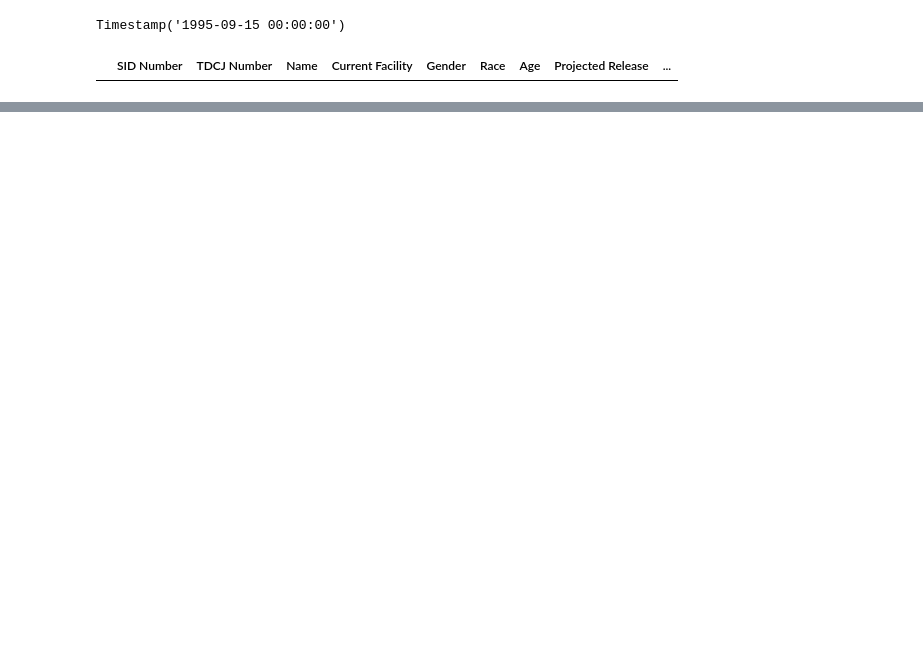
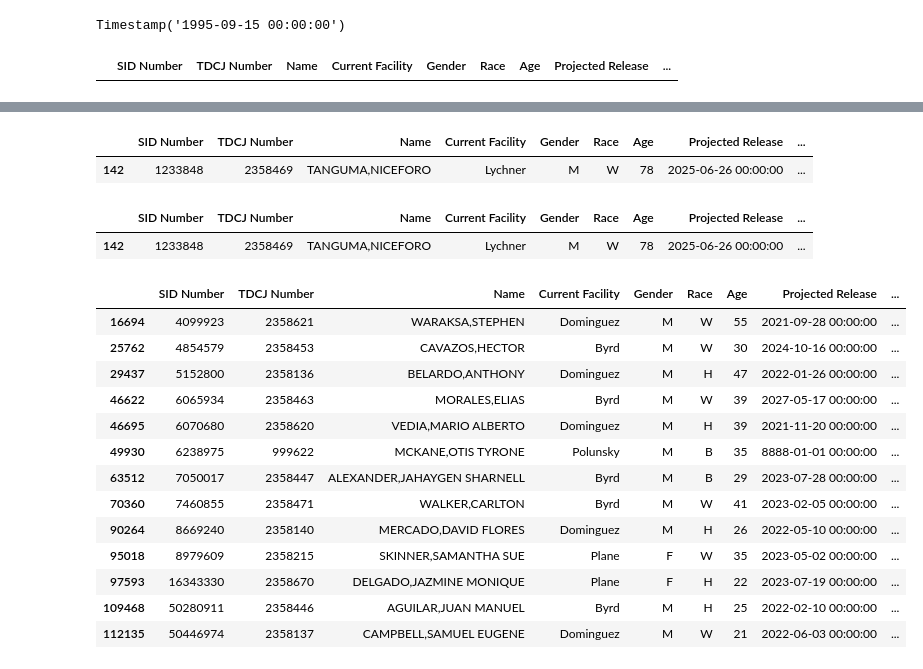
Before and after one commit to ldhagen/Prison_Notebook, a Jupyter notebook: Texas_Prisoners.ipynb, the cells around one changed output, grey strips where cells are left out. Drawn from its saved outputs; the diff is of its cells as text; code cells hidden in the pictures; blank space fills up the shorter version.

```diff
--- a/Texas_Prisoners.ipynb
+++ b/Texas_Prisoners.ipynb
@@ -166,0 +194,27 @@ a[a['Name'].str.contains('ROBLES,AD')]
+# %%
+df_Texas_Prisoners[df_Texas_Prisoners['Name'].str.contains('NICEFORO')]
+# %% [output]
+|  | SID Number | TDCJ Number | Name | Current Facility | Gender | Race | Age | Projected Release | ... |
+| 142 | 1233848 | 2358469 | TANGUMA,NICEFORO | Lychner | M | W | 78 | 2025-06-26 00:00:00 | ... |
+# %%
+df_Texas_Prisoners[df_Texas_Prisoners['TDCJ Number'] == 2358469]
+# %% [output]
+|  | SID Number | TDCJ Number | Name | Current Facility | Gender | Race | Age | Projected Release | ... |
+| 142 | 1233848 | 2358469 | TANGUMA,NICEFORO | Lychner | M | W | 78 | 2025-06-26 00:00:00 | ... |
+# %%
+df_Texas_Prisoners[(df_Texas_Prisoners.County == 'Bexar') & (df_Texas_Prisoners['Sentence Date'] > '2021-08-04')]
+# %% [output]
+|  | SID Number | TDCJ Number | Name | Current Facility | Gender | Race | Age | Projected Release | ... |
+| 16694 | 4099923 | 2358621 | WARAKSA,STEPHEN | Dominguez | M | W | 55 | 2021-09-28 00:00:00 | ... |
+| 25762 | 4854579 | 2358453 | CAVAZOS,HECTOR | Byrd | M | W | 30 | 2024-10-16 00:00:00 | ... |
+| 29437 | 5152800 | 2358136 | BELARDO,ANTHONY | Dominguez | M | H | 47 | 2022-01-26 00:00:00 | ... |
+| 46622 | 6065934 | 2358463 | MORALES,ELIAS | Byrd | M | W | 39 | 2027-05-17 00:00:00 | ... |
+| 46695 | 6070680 | 2358620 | VEDIA,MARIO ALBERTO | Dominguez | M | H | 39 | 2021-11-20 00:00:00 | ... |
+| 49930 | 6238975 | 999622 | MCKANE,OTIS TYRONE | Polunsky | M | B | 35 | 8888-01-01 00:00:00 | ... |
+| 63512 | 7050017 | 2358447 | ALEXANDER,JAHAYGEN SHARNELL | Byrd | M | B | 29 | 2023-07-28 00:00:00 | ... |
+| 70360 | 7460855 | 2358471 | WALKER,CARLTON | Byrd | M | W | 41 | 2023-02-05 00:00:00 | ... |
+| 90264 | 8669240 | 2358140 | MERCADO,DAVID FLORES | Dominguez | M | H | 26 | 2022-05-10 00:00:00 | ... |
+| 95018 | 8979609 | 2358215 | SKINNER,SAMANTHA SUE | Plane | F | W | 35 | 2023-05-02 00:00:00 | ... |
+| 97593 | 16343330 | 2358670 | DELGADO,JAZMINE MONIQUE | Plane | F | H | 22 | 2023-07-19 00:00:00 | ... |
+| 109468 | 50280911 | 2358446 | AGUILAR,JUAN MANUEL | Byrd | M | H | 25 | 2022-02-10 00:00:00 | ... |
+| 112135 | 50446974 | 2358137 | CAMPBELL,SAMUEL EUGENE | Dominguez | M | W | 21 | 2022-06-03 00:00:00 | ... |
```
Also changed, not shown: parts of 16 cells of this notebook.
